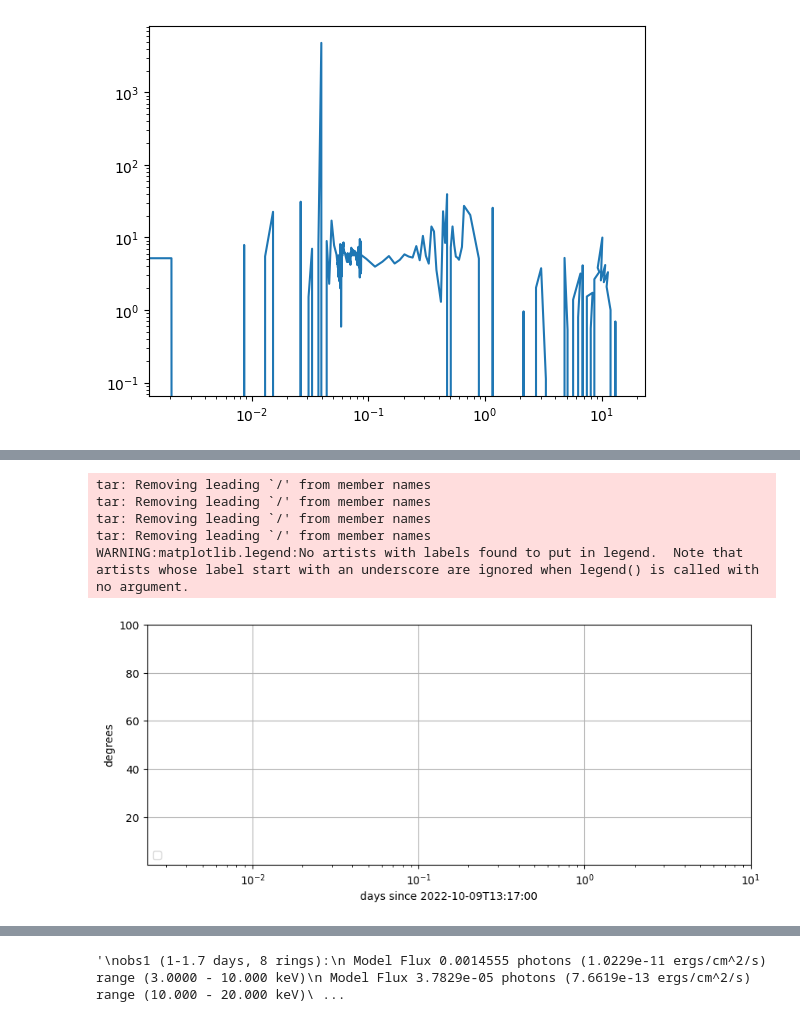
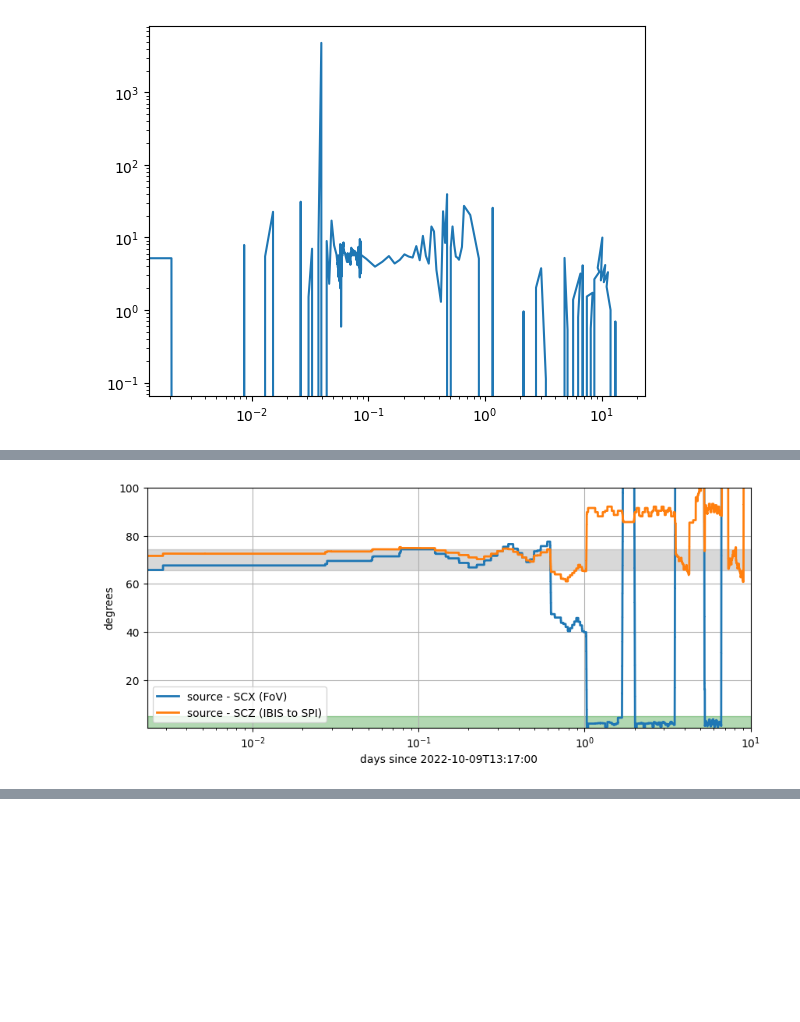
Before and after one commit to volodymyrss/grb221009, a Jupyter notebook: afterglow.ipynb, the cells around one changed output, grey strips where cells are left out. Saved outputs shown, nothing was run; the diff lists cells and outputs as text; code cells hidden in the pictures; blank space fills up the shorter version.

```diff
--- a/afterglow.ipynb
+++ b/afterglow.ipynb
@@ -229,39 +232,35 @@ def plot_obs():
 
 
     plt.axhspan(0, 5, color='green', alpha=0.3,
                 # label='< 5 deg, FoV observations with ISGRI and JEM-X'
                 )
     # plt.axhspan(5, 10, color='yellow', alpha=0.3)
 
     plt.axhspan(theta[m_stable_ons_response].min(), theta[m_stable_ons_response].max(), color='grey', alpha=0.3,
                 # label="range of relative source angles with stable all-sky response"
                 )
 
 
     return m_stable_ons_response
 
+plot_obs()
 
 plt.xlim([200/24/3600, 10])
 plt.ylim([0.1, 100])
 
 # plt.loglog()
 plt.semilogx()
 
 plt.legend(loc='lower left')
 
 plt.xlabel(f"days since {T0_isot}")
 plt.ylabel(f"degrees")
 
 plt.grid()
 
 plt.savefig("relpos_history.pdf")
 # %% [output]
-tar: Removing leading `/' from member names
-tar: Removing leading `/' from member names
-tar: Removing leading `/' from member names
-tar: Removing leading `/' from member names
-WARNING:matplotlib.legend:No artists with labels found to put in legend.  Note that artists whose label start with an underscore are ignored when legend() is called with no argument.
-[figure, old version]
+[figure, new version]
 # %%
 att_hist
 # %% [output]
@@ -290,8 +289,10 @@ obs3 (5.3-6.6 days, 2 rings):
  Model Flux 7.8889e-07 photons (1.5892e-14 ergs/cm^2/s) range (10.000 - 20.000 keV)
  Model Flux 6.4597e-08 photons (2.7899e-15 ergs/cm^2/s) range (20.000 - 100.00 keV)
 """
+
+rings_flux_ecs_3_10_r2558 = 1.0229e-11
+rings_r2558_t1_since_t0_d = 1
+rings_r2558_t2_since_t0_d = 1.7
-# %% [output]
-'\nobs1 (1-1.7 days, 8 rings):\n Model Flux 0.0014555 photons (1.0229e-11 ergs/cm^2/s) range (3.0000 - 10.000 keV)\n Model Flux 3.7829e-05 photons (7.6619e-13 ergs/cm^2/s) range (10.000 - 20.000 keV)\ ...
 # %%
 import ogip.core
 import ogip.tools
```
Also changed, not shown: parts of 16 cells of this notebook, 15 other files.
